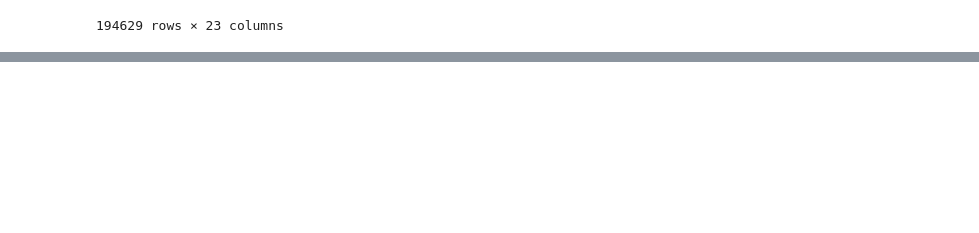
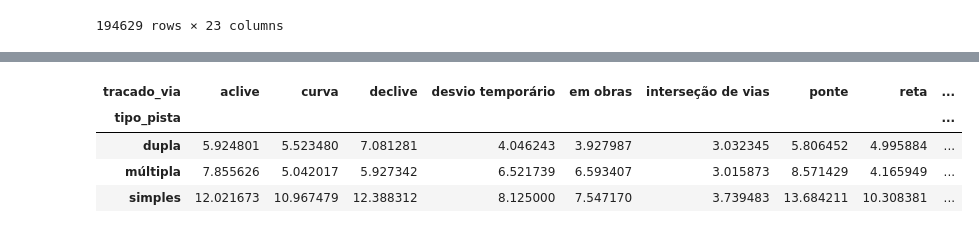
Before and after one commit to luis-fernandoh/projeto_final_ciencia_de_dados, a Jupyter notebook: TP2.ipynb, the cells around one changed output, grey strips where cells are left out. Saved outputs shown, nothing was run; the diff lists cells and outputs as text; code cells hidden in the pictures; blank space fills up the shorter version.

```diff
--- a/TP2.ipynb
+++ b/TP2.ipynb
@@ -163,0 +172,37 @@ df2
+# %%
+# Cópia do dataframe para não afetar df1
+q1 = df1.copy()
+
+# Decompõe os traçados compostos (ex: "curva;declive" -> duas linhas)
+q1["tracado_via"] = q1["tracado_via"].str.split(";")
+q1 = q1.explode("tracado_via")
+
+# Normaliza espaços residuais, por segurança
+q1["tipo_pista"] = q1["tipo_pista"].str.strip()
+q1["tracado_via"] = q1["tracado_via"].str.strip()
+
+# Variável binária: 1 se o acidente teve vítimas fatais, 0 caso contrário
+q1["fatal"] = (q1["classificacao_acidente"] == "com vítimas fatais").astype(int)
+
+# Calcula contagem e taxa de letalidade em um único groupby (evita reindex entre dois objetos)
+resumo = q1.groupby(["tipo_pista", "tracado_via"]).agg(
+    ocorrencias=("fatal", "size"), # Total de ocorrências (não necessariamente fatais)
+    taxa_fatal=("fatal", "mean") # Proporção de acidentes fatais
+).reset_index()
+
+resumo["taxa_fatal"] = resumo["taxa_fatal"] * 100
+
+# Filtra combinações com poucas ocorrências
+MIN_OCORRENCIAS = 30
+resumo_filtrado = resumo[resumo["ocorrencias"] >= MIN_OCORRENCIAS]
+
+# Pivota para o formato de matriz usado no heatmap
+taxa_fatal_filtrada = resumo_filtrado.pivot(index="tipo_pista", columns="tracado_via", values="taxa_fatal")
+
+taxa_fatal_filtrada
+# %% [output]
+| tracado_via | aclive | curva | declive | desvio temporário | em obras | interseção de vias | ponte | reta | ... |
+| tipo_pista |  |  |  |  |  |  |  |  | ... |
+| dupla | 5.924801 | 5.523480 | 7.081281 | 4.046243 | 3.927987 | 3.032345 | 5.806452 | 4.995884 | ... |
+| múltipla | 7.855626 | 5.042017 | 5.927342 | 6.521739 | 6.593407 | 3.015873 | 8.571429 | 4.165949 | ... |
+| simples | 12.021673 | 10.967479 | 12.388312 | 8.125000 | 7.547170 | 3.739483 | 13.684211 | 10.308381 | ... |
```
Also changed, not shown: parts of 8 cells of this notebook.
